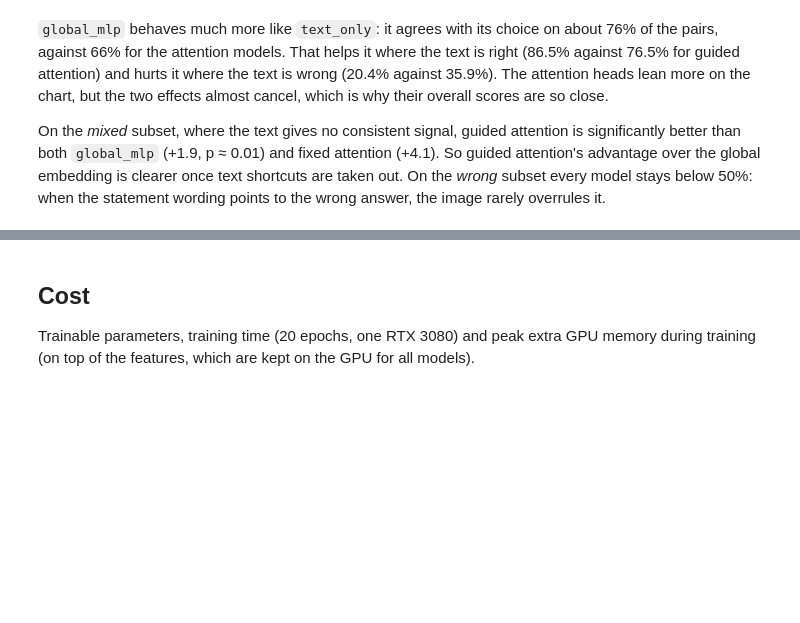
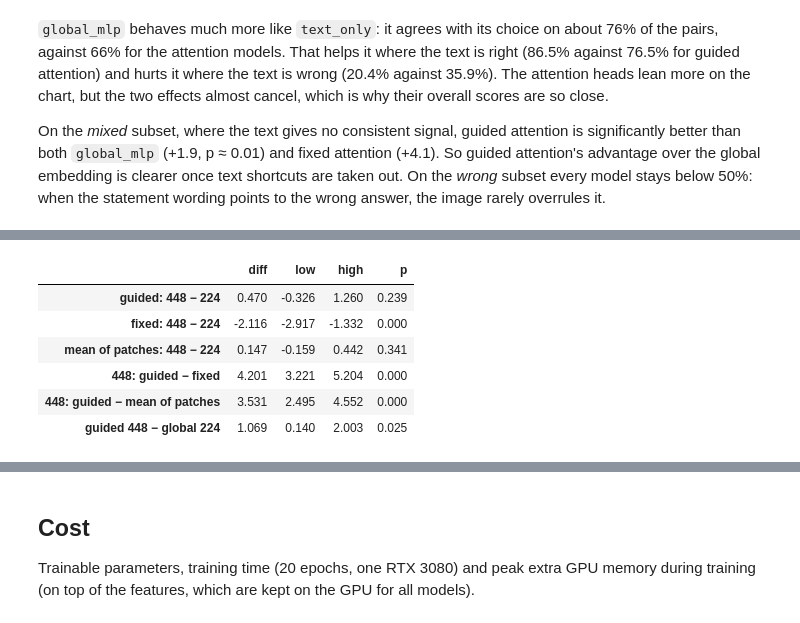
Before and after one commit to Levi-coder07/DeepLearning-Project, a Jupyter notebook: notebooks/03_results.ipynb, the cells around one changed output, grey strips where cells are left out. Cells and saved outputs as stored; diff of their text form; code cells hidden in the pictures; blank space fills up the shorter version.

```diff
--- a/notebooks/03_results.ipynb
+++ b/notebooks/03_results.ipynb
@@ -229,0 +270,18 @@ On the *mixed* subset, where the text gives no consistent signal, guided attenti
+# %%
+TILE_COMPARISONS = {
+    "guided: 448 − 224": ("attention_guided_tiles", "attention_guided"),
+    "fixed: 448 − 224": ("attention_fixed_tiles", "attention_fixed"),
+    "mean of patches: 448 − 224": ("mean_patches_tiles", "mean_patches"),
+    "448: guided − fixed": ("attention_guided_tiles", "attention_fixed_tiles"),
+    "448: guided − mean of patches": ("attention_guided_tiles", "mean_patches_tiles"),
+    "guided 448 − global 224": ("attention_guided_tiles", "global_mlp"),
+}
+pd.DataFrame({k: paired_bootstrap(test, a, b) for k, (a, b) in TILE_COMPARISONS.items()}).T.round(3)
+# %% [output]
+|  | diff | low | high | p |
+| guided: 448 − 224 | 0.470 | -0.326 | 1.260 | 0.239 |
+| fixed: 448 − 224 | -2.116 | -2.917 | -1.332 | 0.000 |
+| mean of patches: 448 − 224 | 0.147 | -0.159 | 0.442 | 0.341 |
+| 448: guided − fixed | 4.201 | 3.221 | 5.204 | 0.000 |
+| 448: guided − mean of patches | 3.531 | 2.495 | 4.552 | 0.000 |
+| guided 448 − global 224 | 1.069 | 0.140 | 2.003 | 0.025 |
```
Also changed, not shown: parts of 8 cells of this notebook, 14 other files.
